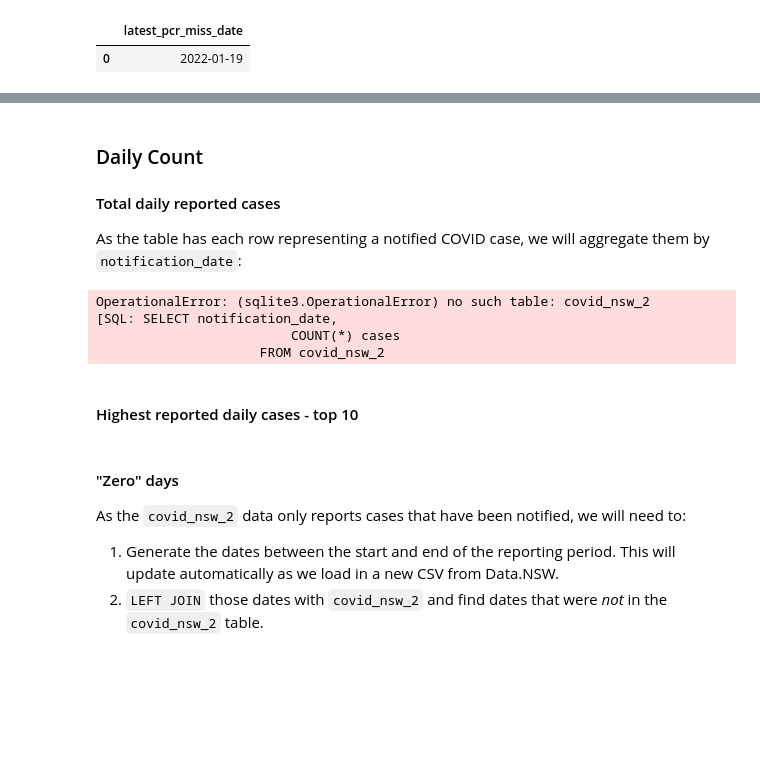
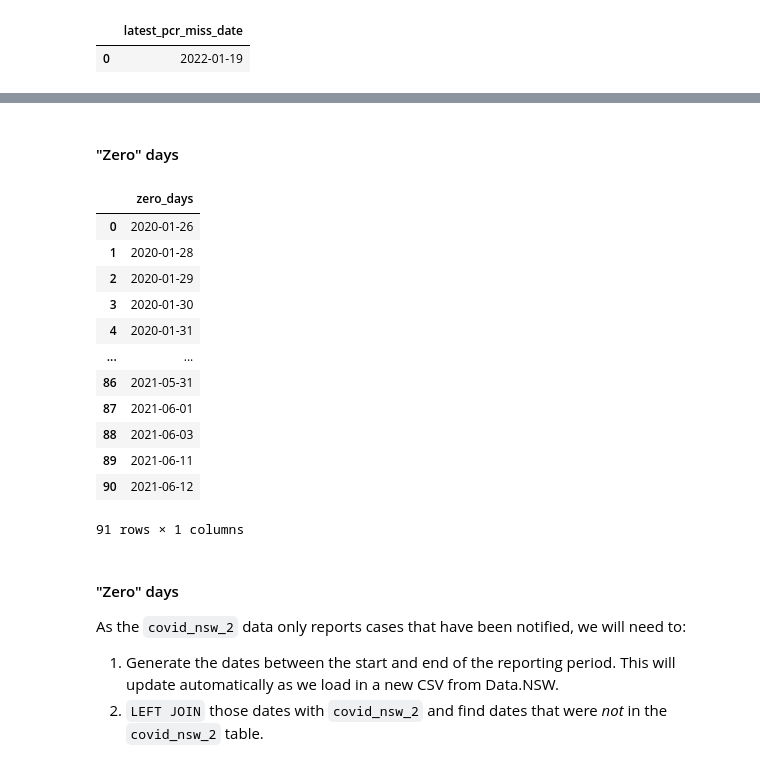
Before and after one commit to henrylin03/covid-nsw, a Jupyter notebook: covid-nsw.ipynb, the cells around one changed output, grey strips where cells are left out. Cells and saved outputs as stored; diff of their text form; code cells hidden in the pictures; blank space fills up the shorter version.

```diff
--- a/covid-nsw.ipynb
+++ b/covid-nsw.ipynb
@@ -143 +147,41 @@ pd.read_sql_query("""
+# %% [markdown]
+#### "Zero" days
+# %%
+pd.read_sql_query("""
+    WITH RECURSIVE dates(date) AS (
+     VALUES((
+         SELECT MIN(notification_date)
+         FROM covid
+         )
+     )
+     UNION ALL
+     SELECT DATE(date, '+1 day')
+     FROM dates
+     WHERE date < (
+         SELECT MAX(notification_date)
+         FROM covid
+         )
+    )
+
+    SELECT d.date zero_days
+    FROM dates d
+    LEFT JOIN covid c
+     ON d.date = c.notification_date
+    WHERE notification_date IS NULL
+    ORDER BY 1
+    """, engine)
+# %% [output]
+|  | zero_days |
+| 0 | 2020-01-26 |
+| 1 | 2020-01-28 |
+| 2 | 2020-01-29 |
+| 3 | 2020-01-30 |
+| 4 | 2020-01-31 |
+| ... | ... |
+| 86 | 2021-05-31 |
+| 87 | 2021-06-01 |
+| 88 | 2021-06-03 |
+| 89 | 2021-06-11 |
+| 90 | 2021-06-12 |
+91 rows × 1 columns
 # %%
@@ -145,17 +188,0 @@ pd.read_sql_query("""
-# %% [markdown]
-### Daily Count
-#### Total daily reported cases
-As the table has each row representing a notified COVID case, we will aggregate them by `notification_date`:
-# %%
-pd.read_sql_query("""SELECT notification_date,
-                         COUNT(*) cases
-                     FROM covid_nsw_2
-                     GROUP BY 1
-                     ORDER BY 1""", engine)
-# %% [output]
-OperationalError: (sqlite3.OperationalError) no such table: covid_nsw_2
-[SQL: SELECT notification_date,
-                         COUNT(*) cases
-                     FROM covid_nsw_2
-# %% [markdown]
-#### Highest reported daily cases - top 10
```
Also changed, not shown: parts of 16 cells of this notebook.
